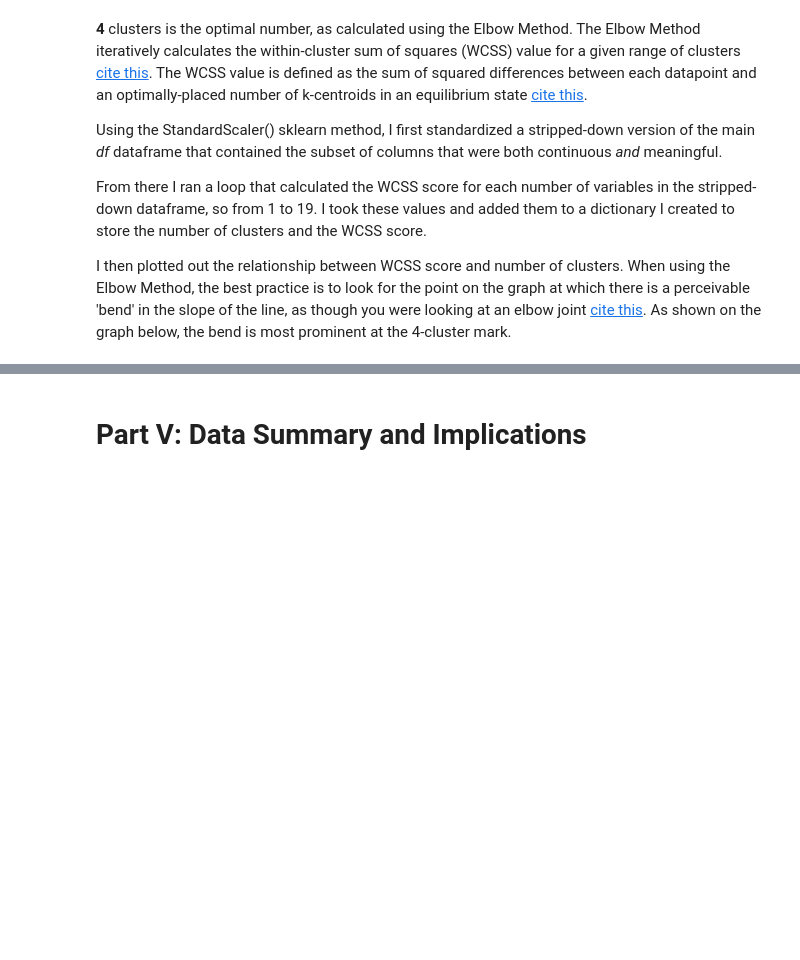
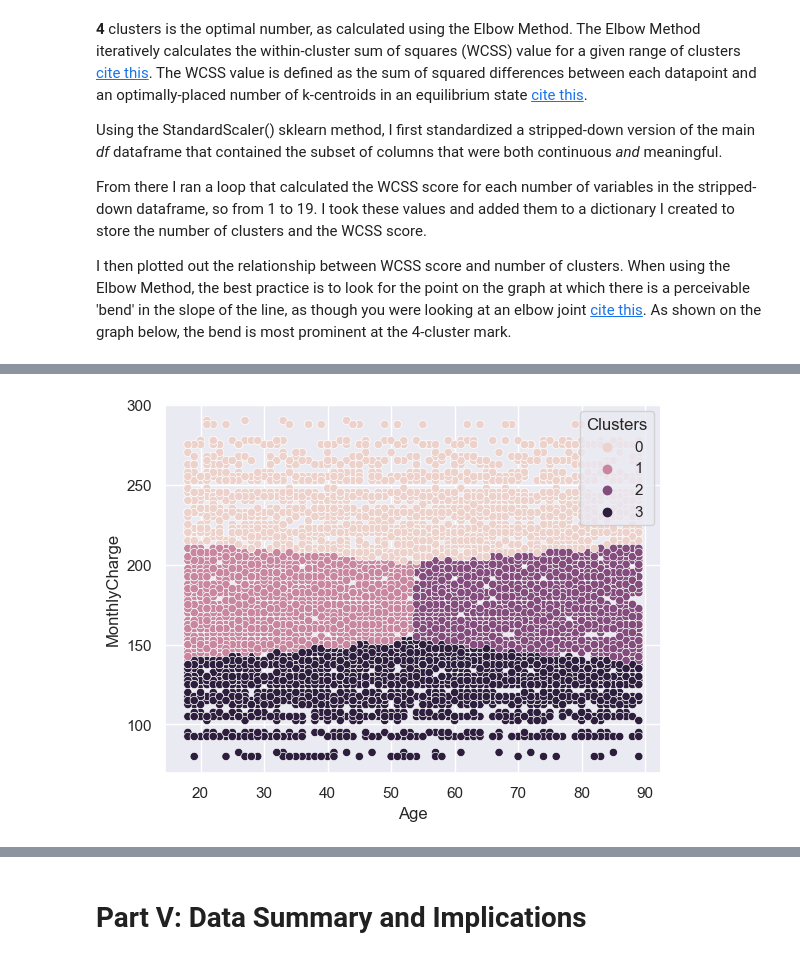
Before and after one commit to ordinaryusername1/D212, a Jupyter notebook: D212 Parker Task I.ipynb, the cells around one changed output, grey strips where cells are left out. Drawn from its saved outputs; the diff is of its cells as text; code cells hidden in the pictures; blank space fills up the shorter version.

```diff
--- a/D212 Parker Task I.ipynb
+++ b/D212 Parker Task I.ipynb
@@ -1280 +1332,5 @@ Successfully saved to CSV
+# %%
+# create a df specific to the variables chosen
+
+df_to_use = df_continuous.copy()[vars_to_analyze]
 # %% [markdown]
@@ -1389,0 +1433,8 @@ ax.set(xlabel="Number of Clusters", ylabel="Within-Cluster Sum of Square Score",
+# %%
+manual_n_clusters = 4
+# %%
+kmeans_final = KMeans(n_clusters=manual_n_clusters, init="k-means++", n_init="auto")
+kmeans_final = kmeans_final.fit(df_to_use)
+# %%
+df_to_use["Clusters"] = kmeans_final.labels_
+df_to_use["Clusters"]
@@ -1389,0 +1472,4 @@ ax.set(xlabel="Number of Clusters", ylabel="Within-Cluster Sum of Square Score",
+# %%
+sns.scatterplot(data= df_to_use, x = "Age", y = "MonthlyCharge", hue = "Clusters");
+# %% [output]
+[figure, added]
```
Also changed, not shown: parts of 55 cells of this notebook.
